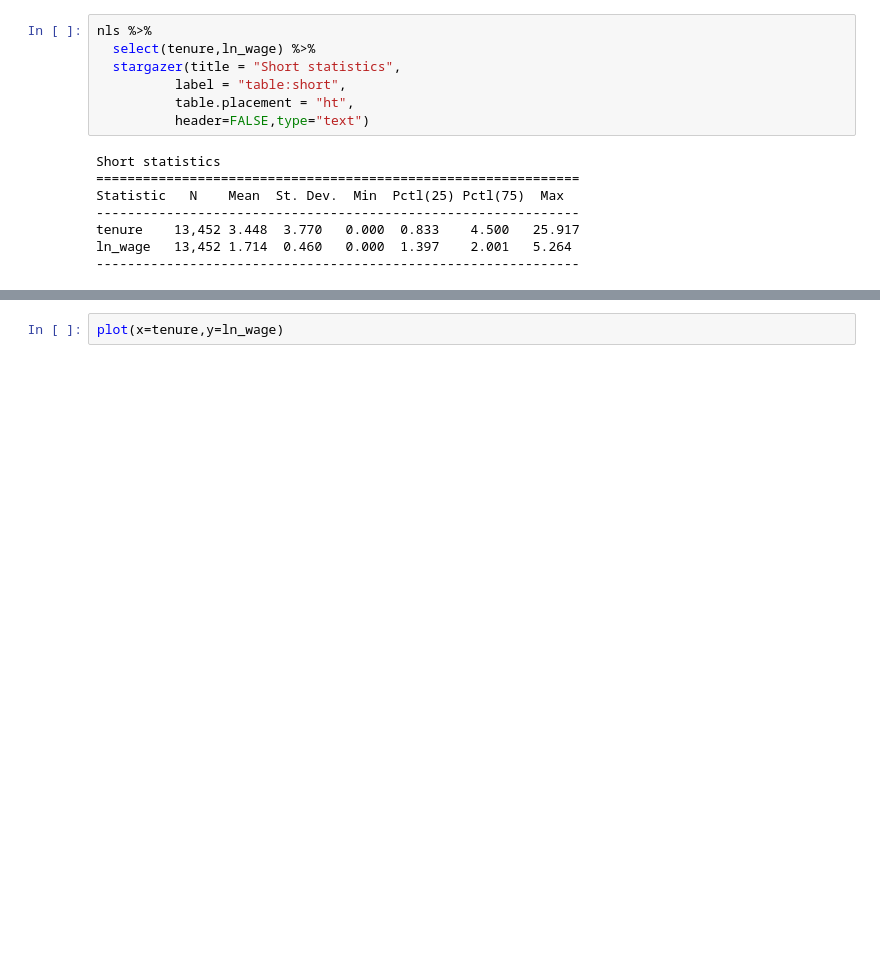
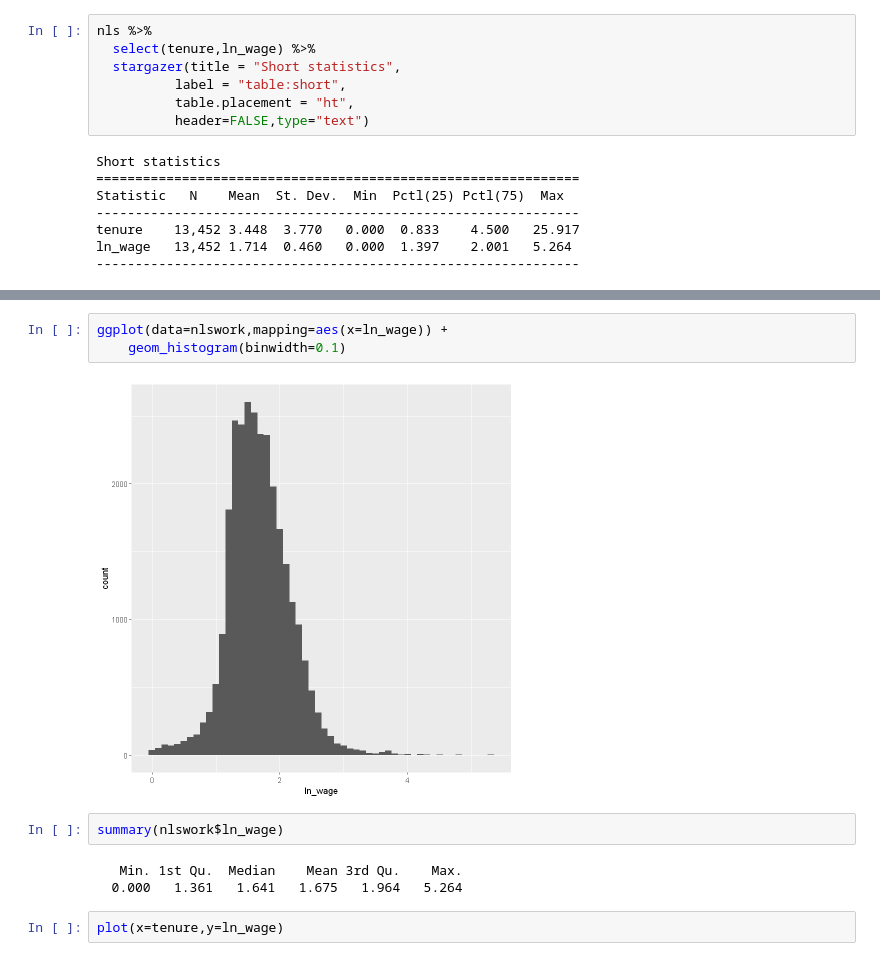
Before and after one commit to reisportela/R_Training, a Jupyter notebook: jupyter/1.R_Jupyter.ipynb, the cells around one changed output, grey strips where cells are left out. Drawn from its saved outputs; the diff is of its cells as text; blank space fills up the shorter version.

```diff
--- a/jupyter/1.R_Jupyter.ipynb
+++ b/jupyter/1.R_Jupyter.ipynb
@@ -119,3 +152,13 @@ ln_wage   13,452 1.714  0.460   0.000  1.397    2.001   5.264
+# %%
+ggplot(data=nlswork,mapping=aes(x=ln_wage)) +
+    geom_histogram(binwidth=0.1)
+# %% [output]
+[figure, added]
+# %%
+summary(nlswork$ln_wage)
+# %% [output]
+   Min. 1st Qu.  Median    Mean 3rd Qu.    Max.
+  0.000   1.361   1.641   1.675   1.964   5.264
 # %%
 plot(x=tenure,y=ln_wage)
 # %% [output]
```
Also changed, not shown: parts of 34 cells of this notebook, 2 other files.
